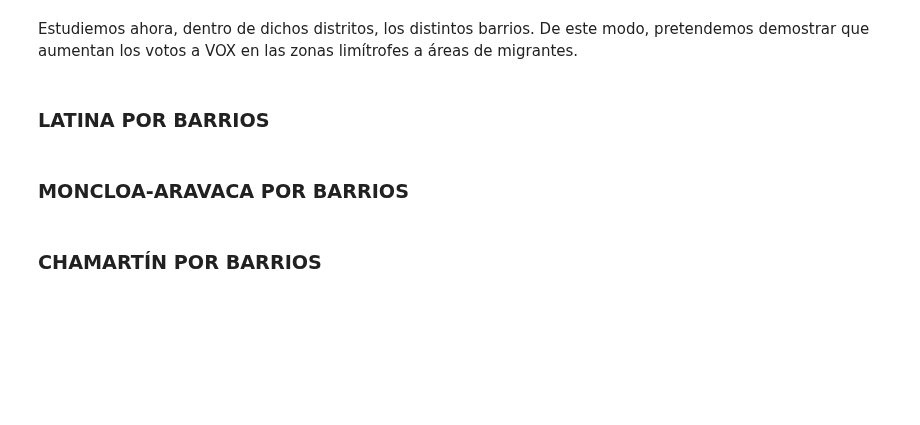
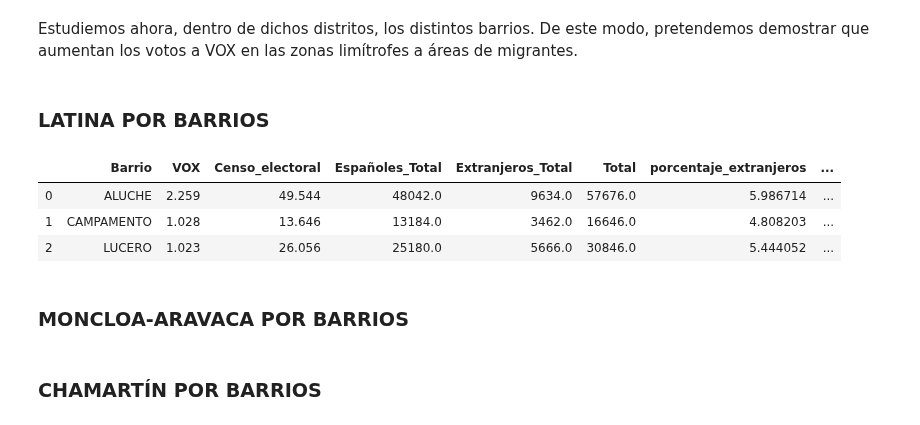
Before and after one commit to InmaLatorre/G3_ProyectoPython, a Jupyter notebook: main_Inma.ipynb, the cells around one changed output. Saved outputs shown, nothing was run; the diff lists cells and outputs as text; code cells hidden in the pictures; blank space fills up the shorter version.

Commit message:
Latina por barrios

```diff
--- a/main_Inma.ipynb
+++ b/main_Inma.ipynb
@@ -173,6 +173,26 @@ map_madrid
 Estudiemos ahora, dentro de dichos distritos, los distintos barrios. De este modo, pretendemos demostrar que aumentan los votos a VOX en las zonas limítrofes a áreas de migrantes.
 # %% [markdown]
 ### LATINA POR BARRIOS
+# %%
+# Extraigo votantes de Barrios de Latina
+datos_latina = datos_votantes[datos_votantes.Distrito == 'LATINA']
+
+datos_latina2 = datos_latina[['Barrio', 'Censo_electoral', 'Abstención', 'Votos_nulos', 'Votos_blancos','VOX','Españoles_Total', 'Extranjeros_Total','Total']]
+
+# Agrupo por distritos y calculo el porcentaje de extranjeros y votantes VOX
+datos_latina3 = datos_latina2.groupby('Barrio').agg(
+    {'VOX': 'max', 'Censo_electoral': 'max', 'Españoles_Total': 'sum', 'Extranjeros_Total': 'sum', 'Total': 'sum'}).reset_index()
+
+datos_latina4 = datos_latina3.assign(
+    porcentaje_extranjeros = datos_latina3.Total / datos_latina3.Extranjeros_Total,
+    porcentaje_vox = datos_latina3.Censo_electoral / datos_latina3.VOX)
+
+datos_latina4
+# %% [output]
+|  | Barrio | VOX | Censo_electoral | Españoles_Total | Extranjeros_Total | Total | porcentaje_extranjeros | ... |
+| 0 | ALUCHE | 2.259 | 49.544 | 48042.0 | 9634.0 | 57676.0 | 5.986714 | ... |
+| 1 | CAMPAMENTO | 1.028 | 13.646 | 13184.0 | 3462.0 | 16646.0 | 4.808203 | ... |
+| 2 | LUCERO | 1.023 | 26.056 | 25180.0 | 5666.0 | 30846.0 | 5.444052 | ... |
 # %% [markdown]
 ### MONCLOA-ARAVACA POR BARRIOS
 # %% [markdown]
```
